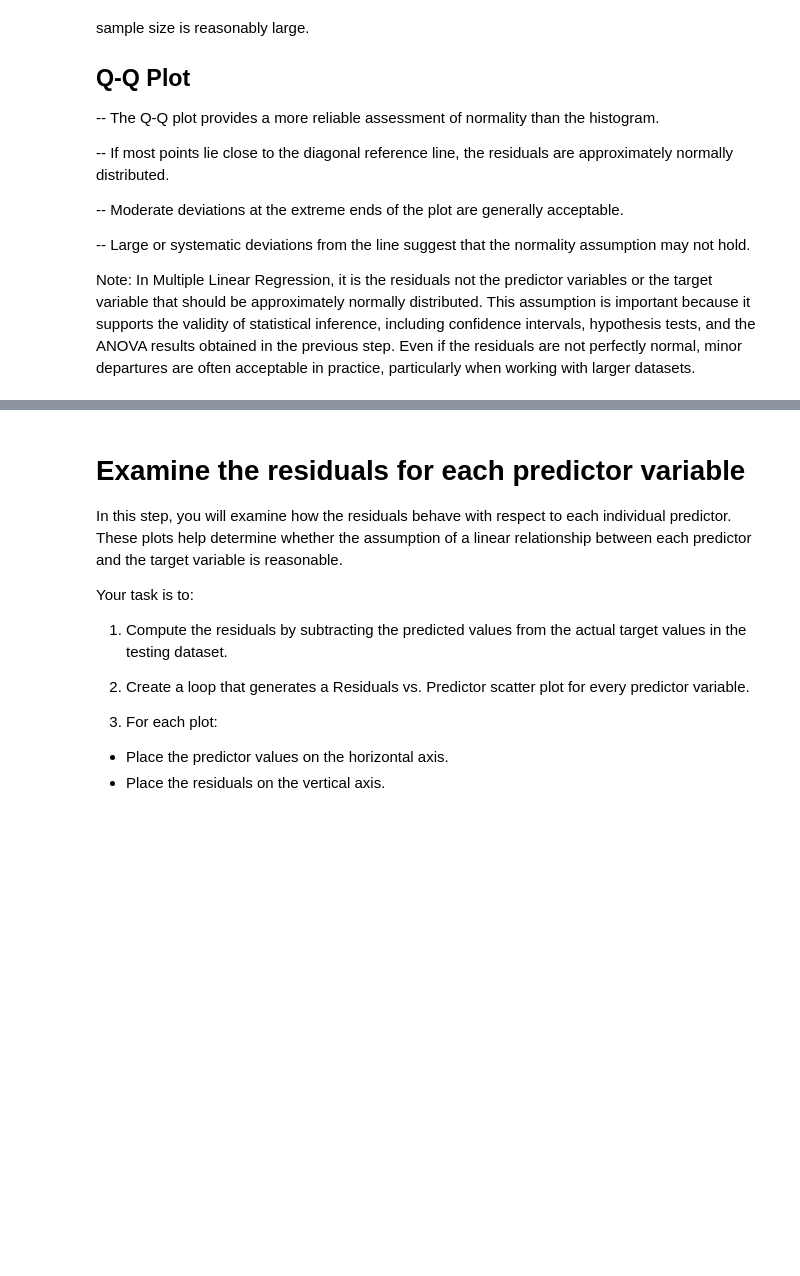
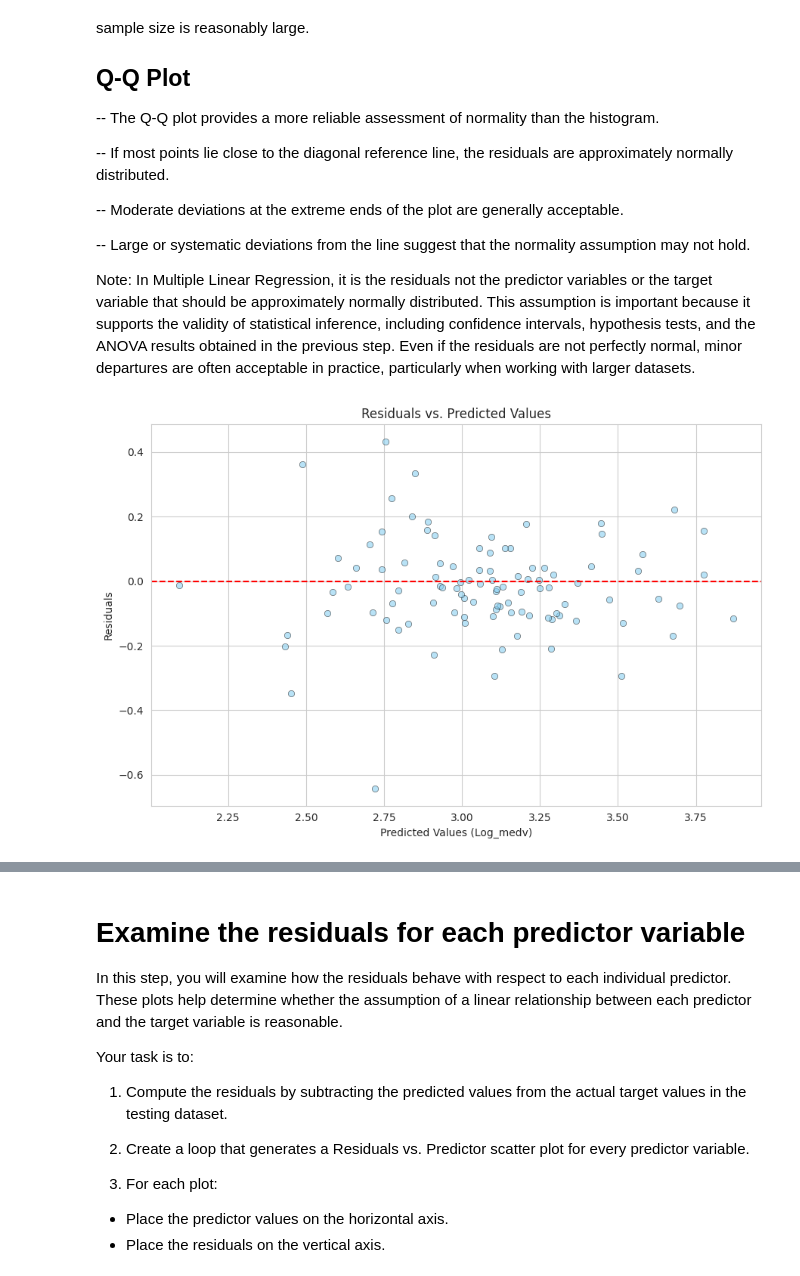
Before and after one commit to JoseAlberto88/Predictive-Analytics-, a Jupyter notebook: DAMO510_Module_03_in_Class_Activity_StarterCode.ipynb, the cells around one changed output, grey strips where cells are left out. Saved outputs shown, nothing was run; the diff lists cells and outputs as text; code cells hidden in the pictures; blank space fills up the shorter version.

```diff
--- a/DAMO510_Module_03_in_Class_Activity_StarterCode.ipynb
+++ b/DAMO510_Module_03_in_Class_Activity_StarterCode.ipynb
@@ -1578,0 +1696,19 @@ Unlike R^2 and RMSE, which measure how well the model predicts the target variab
+# %%
+# Remove Log_nox and rebuild the dataset
+df_h = df_g.drop(columns=['Log_nox']).copy()
+print("Shape after removing Log_nox:", df_h.shape)
+
+X = df_h.drop(columns=['Log_medv'])
+y = df_h['Log_medv']
+
+X_train, X_test, y_train, y_test = train_test_split(X, y, test_size=0.20, random_state=42)
+
+final_model = LinearRegression()
+final_model.fit(X_train, y_train)
+
+y_pred = final_model.predict(X_test)
+
+r2_final = r2_score(y_test, y_pred)
+rmse_final = np.sqrt(mean_squared_error(y_test, y_pred))
+print(f"R²:   {r2_final:.4f}")
+print(f"RMSE: {rmse_final:.4f} (log-dollar units)")
@@ -1657,3 +1797,21 @@ Small deviations from normality are common and are usually acceptable, particula
 -- Large or systematic deviations from the line suggest that the normality assumption may not hold.
 
 Note: In Multiple Linear Regression, it is the residuals not the predictor variables or the target variable that should be approximately normally distributed. This assumption is important because it supports the validity of statistical inference, including confidence intervals, hypothesis tests, and the ANOVA results obtained in the previous step. Even if the residuals are not perfectly normal, minor departures are often acceptable in practice, particularly when working with larger datasets.
+# %%
+# Step 1: Compute residuals on the test set
+residuals = y_test - y_pred
+# %%
+# Steps 2-7: Residuals vs. Predicted Values scatter plot
+import matplotlib.pyplot as plt
+import seaborn as sns
+
+plt.figure(figsize=(9, 6))
+sns.scatterplot(x=y_pred, y=residuals, alpha=0.6, color="#89CFF0", edgecolor="black")
+plt.axhline(y=0, color='red', linestyle='--', linewidth=1.5)
+plt.xlabel("Predicted Values (Log_medv)")
+plt.ylabel("Residuals")
+plt.title("Residuals vs. Predicted Values")
+plt.tight_layout()
+plt.show()
+# %% [output]
+[figure, added]
```
Also changed, not shown: parts of 11 cells of this notebook.
